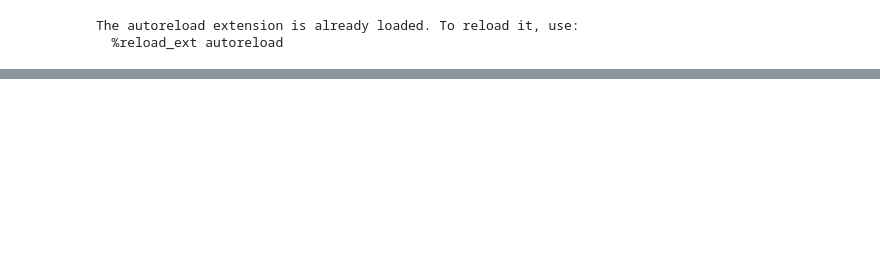
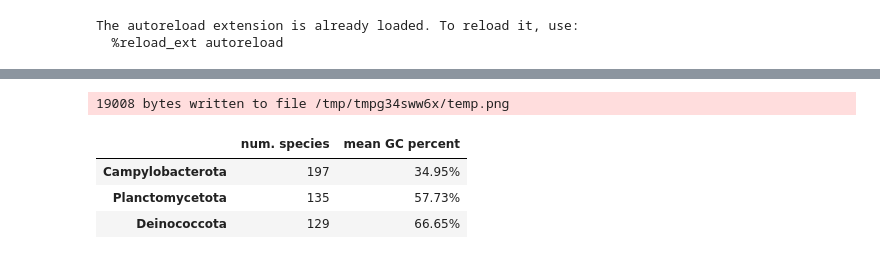
Before and after one commit to pipparichter/frugal, a Jupyter notebook: notebooks/errors.ipynb, the cells around one changed output, grey strips where cells are left out. Cells and saved outputs as stored; diff of their text form; code cells hidden in the pictures; blank space fills up the shorter version.

```diff
--- a/notebooks/errors.ipynb
+++ b/notebooks/errors.ipynb
@@ -401,0 +41,17 @@ figure_4(ref_out_df)
+# %%
+def table_1(genome_metadata_df:pd.DataFrame, path:str='../figures/errors-table_1.png'):
+    table_df = pd.DataFrame(index=genome_metadata_df.phylum_name.unique())
+    table_df['num. species'] = genome_metadata_df.groupby('phylum_name').apply(len, include_groups=False)
+    table_df['mean GC percent'] = genome_metadata_df.groupby('phylum_name').assembly_stats_gc_percent.mean()
+    table_df['mean GC percent'] = table_df['mean GC percent'].map('{:.2f}%'.format)
+
+    dfi.export(table_df, path)
+    return table_df
+
+table_1(genome_metadata_df)
+# %% [output]
+19008 bytes written to file /tmp/tmpg34sww6x/temp.png
+|  | num. species | mean GC percent |
+| Campylobacterota | 197 | 34.95% |
+| Planctomycetota | 135 | 57.73% |
+| Deinococcota | 129 | 66.65% |
```
Also changed, not shown: parts of 16 cells of this notebook, 19 other files.
